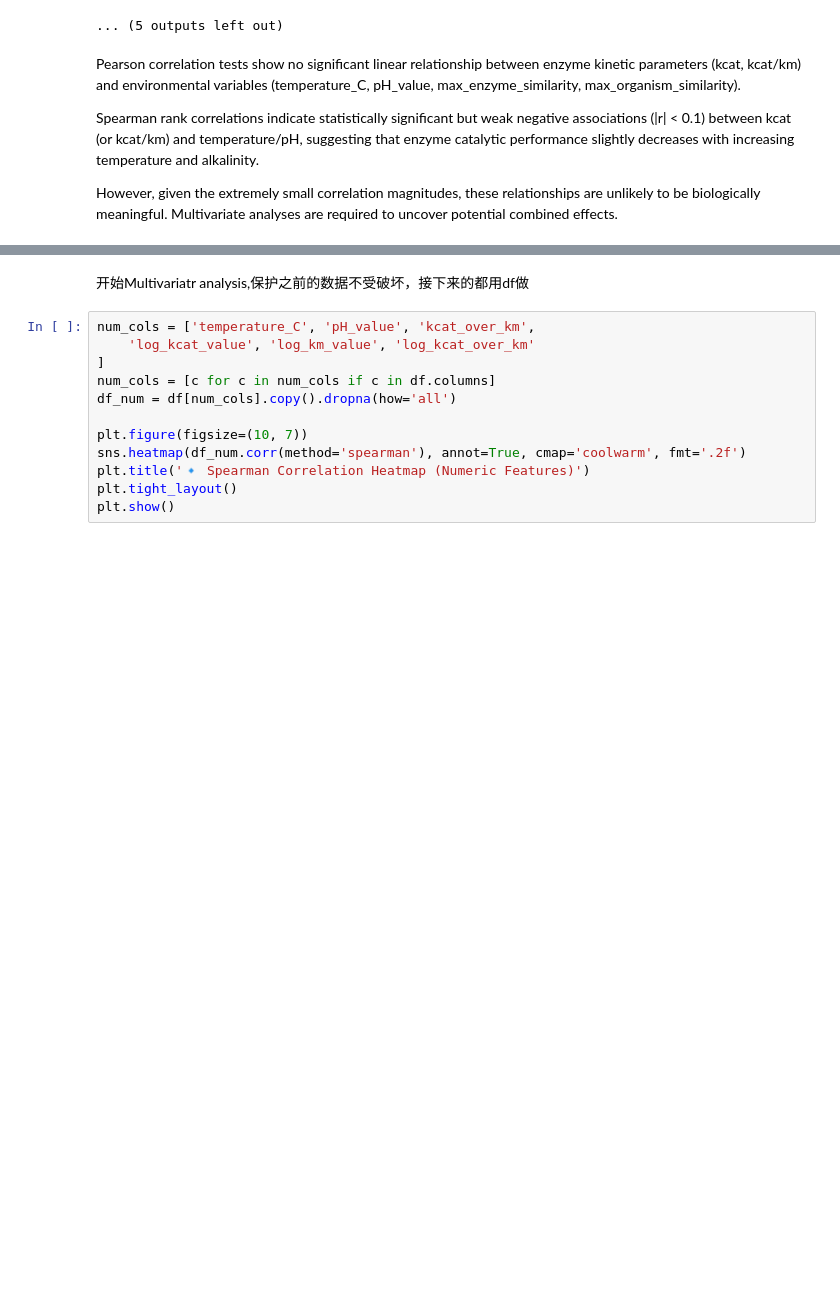
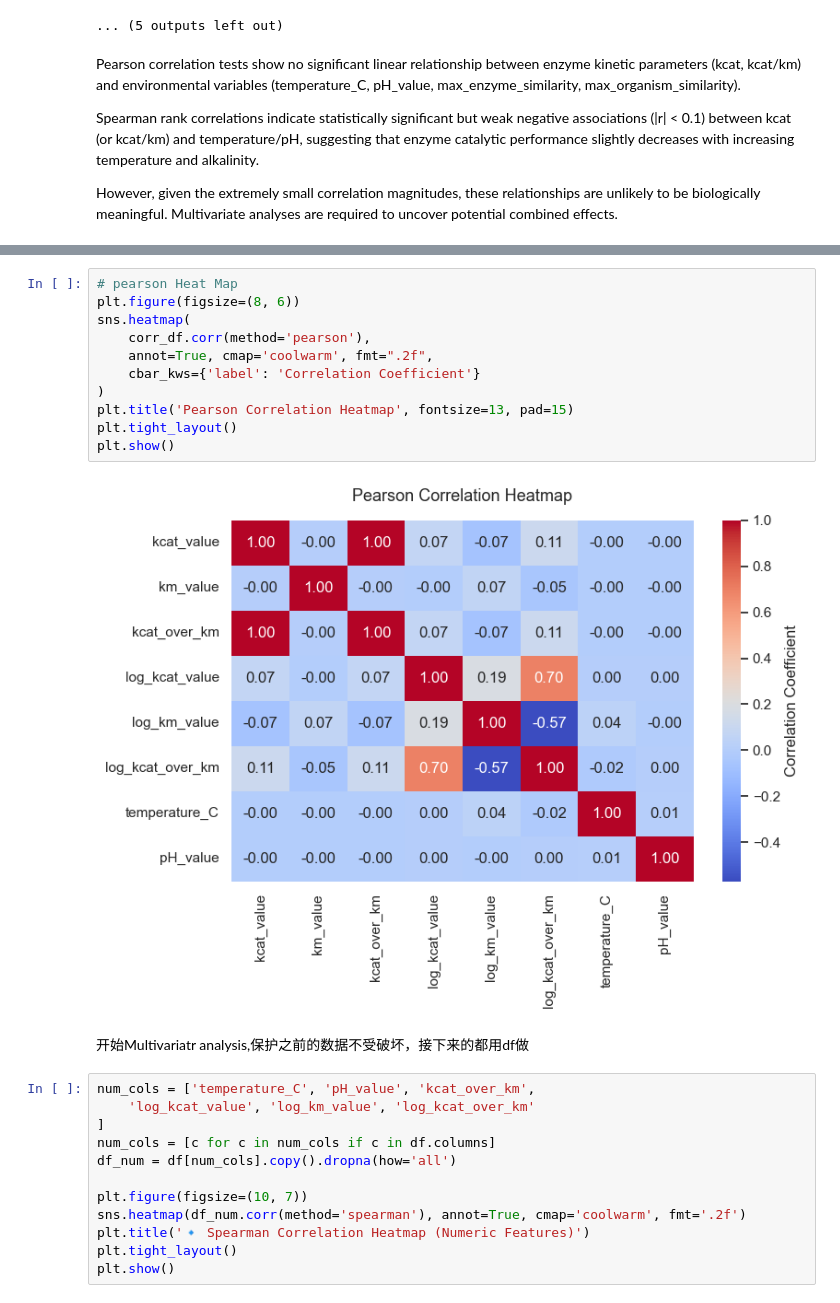
Before and after one commit to tinayang3024/CHE1147-Group-Project, a Jupyter notebook: notebooks/exploration.ipynb, the cells around one changed output, grey strips where cells are left out. Drawn from its saved outputs; the diff is of its cells as text; blank space fills up the shorter version.

Commit message:
Pearson Heat map

```diff
--- a/notebooks/exploration.ipynb
+++ b/notebooks/exploration.ipynb
@@ -1061,6 +1061,19 @@ plt.tight_layout()
 plt.show()
 # %% [output]
 [figure]
+# %%
+# pearson Heat Map
+plt.figure(figsize=(8, 6))
+sns.heatmap(
+    corr_df.corr(method='pearson'),
+    annot=True, cmap='coolwarm', fmt=".2f",
+    cbar_kws={'label': 'Correlation Coefficient'}
+)
+plt.title('Pearson Correlation Heatmap', fontsize=13, pad=15)
+plt.tight_layout()
+plt.show()
+# %% [output]
+[figure, added]
 # %% [markdown]
 开始Multivariatr analysis,保护之前的数据不受破坏，接下来的都用df做
 # %%
```
Also changed, not shown: parts of 1 cell of this notebook.
